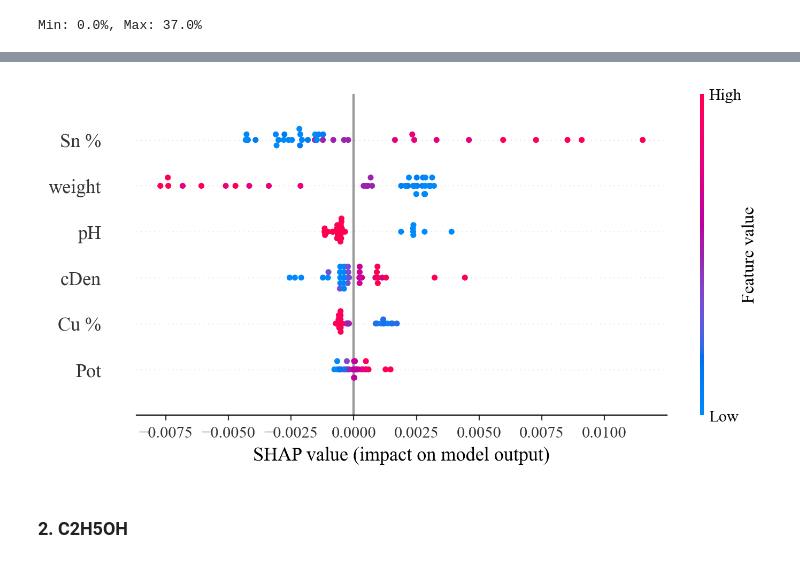
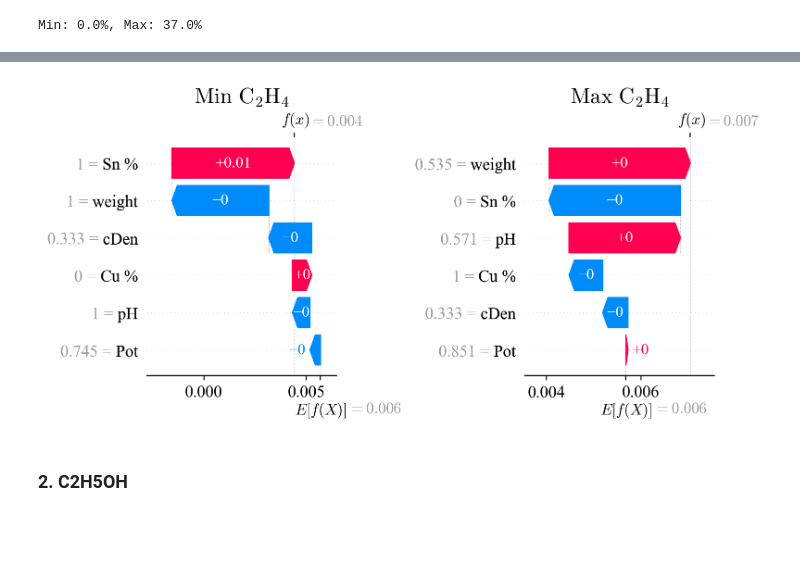
Before and after one commit to EnthusiasticTeslim/ReductElectro, a Jupyter notebook: neuralnetwork/eeh/shap-analysis.ipynb, the cells around one changed output, grey strips where cells are left out. Cells and saved outputs as stored; diff of their text form; code cells hidden in the pictures; blank space fills up the shorter version.

```diff
--- a/neuralnetwork/eeh/shap-analysis.ipynb
+++ b/neuralnetwork/eeh/shap-analysis.ipynb
@@ -113,7 +116,19 @@ shap.plots.waterfall(shap_values[idx_min])
-# %%
-shap.plots.beeswarm(shap_values) #
-# %% [output]
-[figure, removed]
+# %%
+fig = plt.figure()
+
+ax0 = fig.add_subplot(121)
+shap.plots.waterfall(shap_values[idx_min], show=False)
+ax0.set_title(r'$\rm Min \ C_2H_4$')
+
+ax1 = fig.add_subplot(122)
+shap.plots.waterfall(shap_values[idx_max], show=False)
+ax1.set_title(r'$\rm Max \ C_2H_4$')
+
+plt.gcf().set_size_inches(fig_size)
+plt.tight_layout()
+plt.show()
+# %% [output]
+[figure, added]
 # %% [markdown]
 ### 2. C2H5OH
 # %%
```
Also changed, not shown: parts of 15 cells of this notebook.
